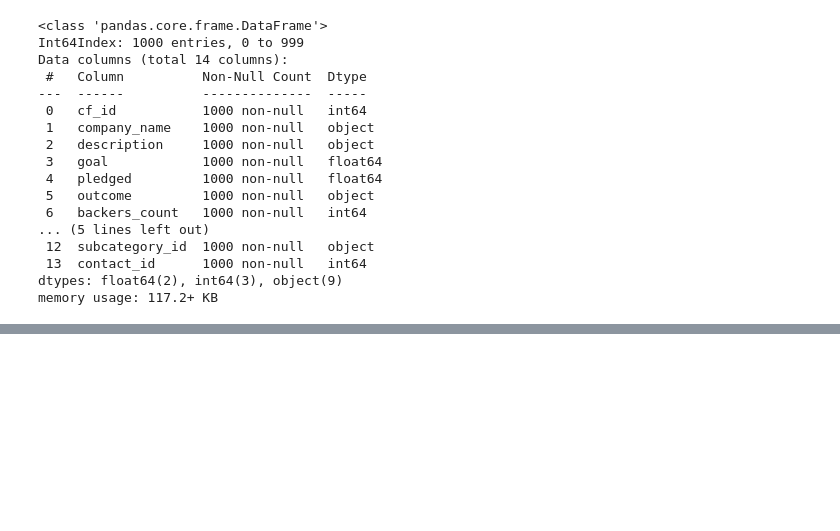
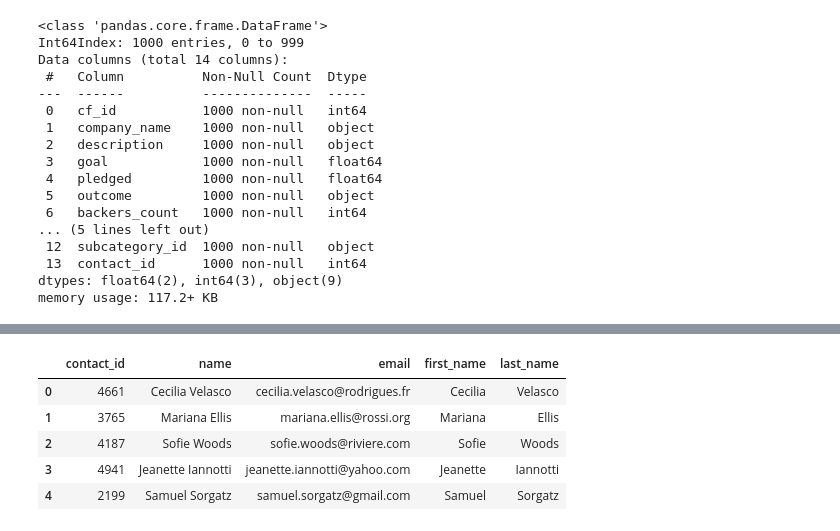
Before and after one commit to sbenston/Crowdfunding_ETL, a Jupyter notebook: crowdfunding_transform.ipynb, the cells around one changed output, grey strips where cells are left out. Drawn from its saved outputs; the diff is of its cells as text; code cells hidden in the pictures; blank space fills up the shorter version.

```diff
--- a/crowdfunding_transform.ipynb
+++ b/crowdfunding_transform.ipynb
@@ -398,0 +399,6 @@ campaign_cleaned.to_csv('campaign.csv', encoding='utf8', index=False)
+# %%
+# contacts_df requirements: columns: 'contact_id', 'first_name', 'last_name', 'email'
+# first reuse code to get ID
+contact_info_df['contact_id'] = [x[15:19] for x in contact_info_df['contact_info'].values]
+
+contact_info_df.head()
@@ -398,0 +412,8 @@ campaign_cleaned.to_csv('campaign.csv', encoding='utf8', index=False)
+# %%
+# can't do same with other fields since varying length, use json
+import json
+
+first_row = contact_info_df.iloc[0]['contact_info']
+converted_data = json.loads(first_row)
+for k, v in converted_data.items():
+    print(k, v)
@@ -398,0 +462,13 @@ campaign_cleaned.to_csv('campaign.csv', encoding='utf8', index=False)
+# %%
+# split name into first and last name columns
+contacts_df[['first_name', 'last_name']] = (contacts_df['name']
+                                          .str.split(' ', n=1, expand=True))
+
+contacts_df.head()
+# %% [output]
+|  | contact_id | name | email | first_name | last_name |
+| 0 | 4661 | Cecilia Velasco | cecilia.velasco@rodrigues.fr | Cecilia | Velasco |
+| 1 | 3765 | Mariana Ellis | mariana.ellis@rossi.org | Mariana | Ellis |
+| 2 | 4187 | Sofie Woods | sofie.woods@riviere.com | Sofie | Woods |
+| 3 | 4941 | Jeanette Iannotti | jeanette.iannotti@yahoo.com | Jeanette | Iannotti |
+| 4 | 2199 | Samuel Sorgatz | samuel.sorgatz@gmail.com | Samuel | Sorgatz |
```
Also changed, not shown: parts of 12 cells of this notebook, 1 other file.
